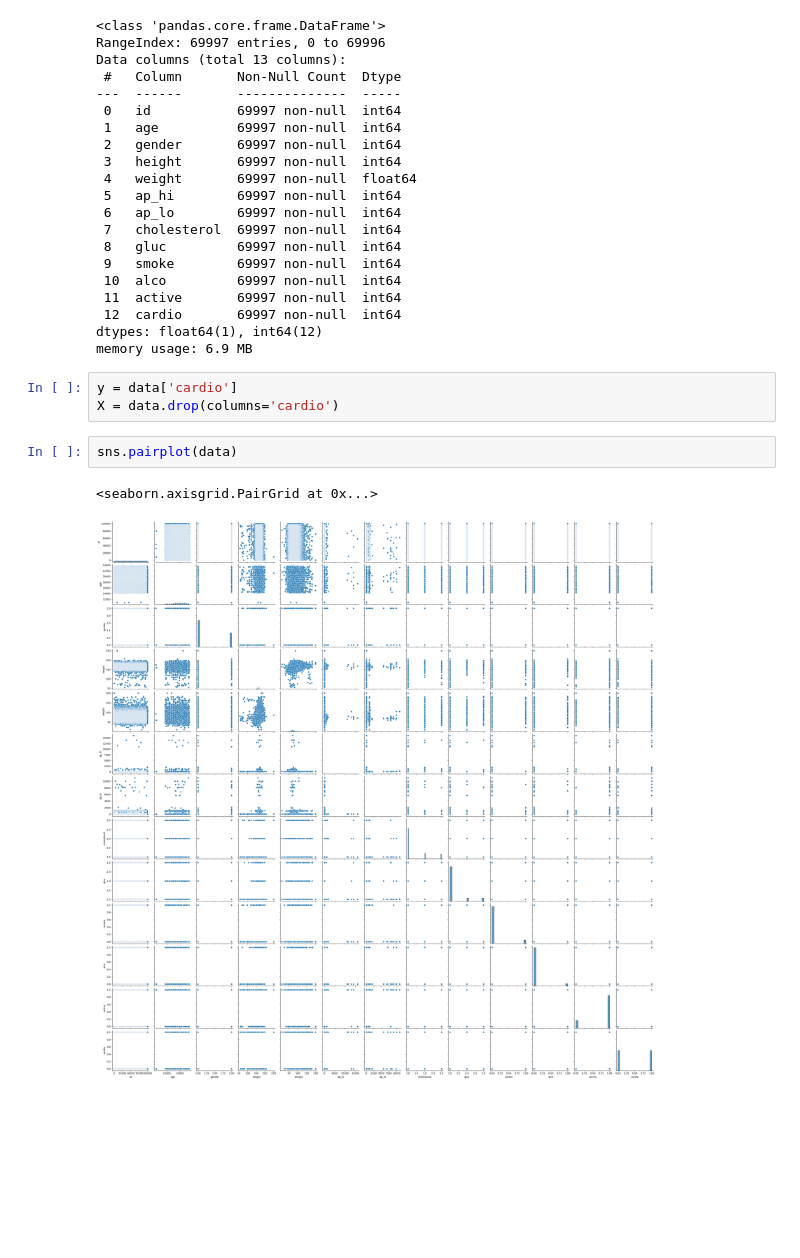
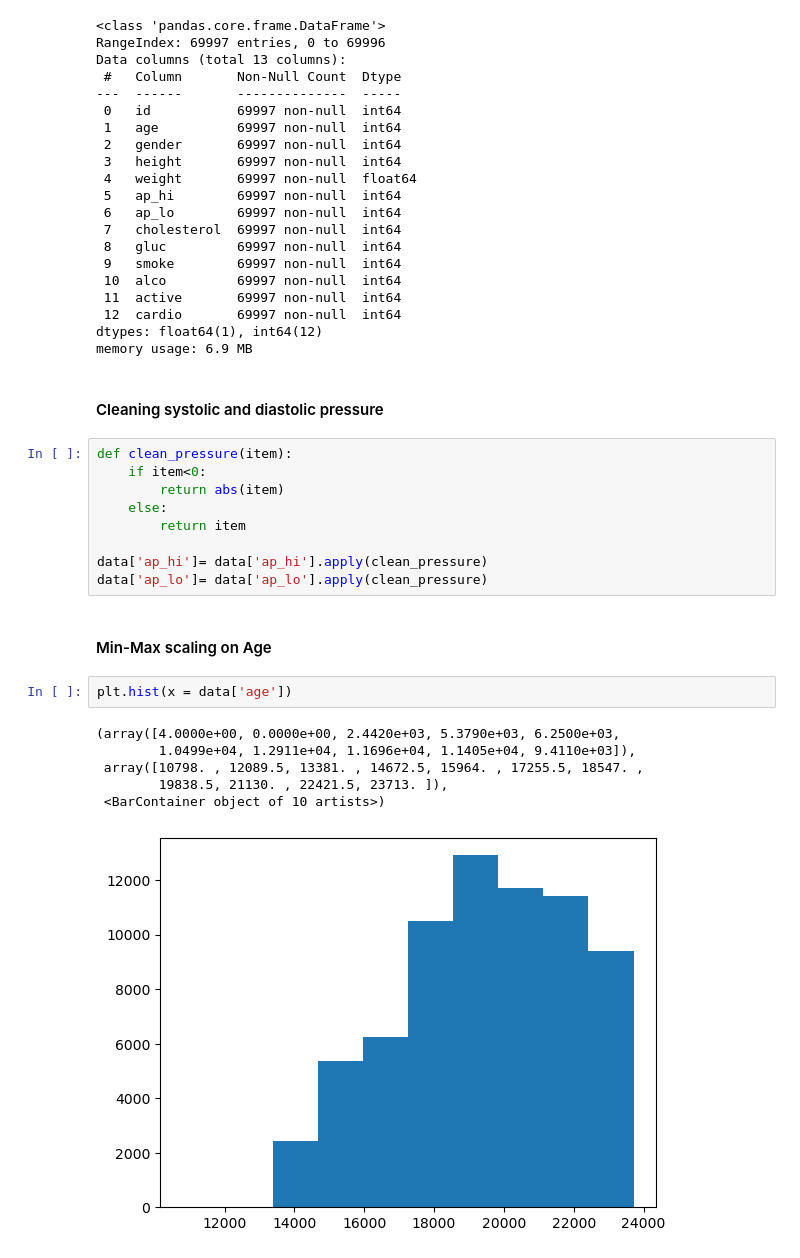
Before and after one commit to asfkfjhe/FDV, a Jupyter notebook: cvd_prediction/cvd_prediction.ipynb, the cells around one changed output. Saved outputs shown, nothing was run; the diff lists cells and outputs as text; blank space fills up the shorter version.

```diff
--- a/cvd_prediction/cvd_prediction.ipynb
+++ b/cvd_prediction/cvd_prediction.ipynb
@@ -92,11 +92,25 @@ Data columns (total 13 columns):
  12  cardio       69997 non-null  int64
 dtypes: float64(1), int64(12)
 memory usage: 6.9 MB
-# %%
-y = data['cardio']
-X = data.drop(columns='cardio')
-# %%
-sns.pairplot(data)
-# %% [output]
-<seaborn.axisgrid.PairGrid at 0x...>
-[figure, removed]
+# %% [markdown]
+#### Cleaning systolic and diastolic pressure
+# %%
+def clean_pressure(item):
+    if item<0:
+        return abs(item)
+    else:
+        return item
+
+data['ap_hi']= data['ap_hi'].apply(clean_pressure)
+data['ap_lo']= data['ap_lo'].apply(clean_pressure)
+# %% [markdown]
+#### Min-Max scaling on Age
+# %%
+plt.hist(x = data['age'])
+# %% [output]
+(array([4.0000e+00, 0.0000e+00, 2.4420e+03, 5.3790e+03, 6.2500e+03,
+        1.0499e+04, 1.2911e+04, 1.1696e+04, 1.1405e+04, 9.4110e+03]),
+ array([10798. , 12089.5, 13381. , 14672.5, 15964. , 17255.5, 18547. ,
+        19838.5, 21130. , 22421.5, 23713. ]),
+ <BarContainer object of 10 artists>)
+[figure, added]
```
Also changed, not shown: parts of 22 cells of this notebook.
